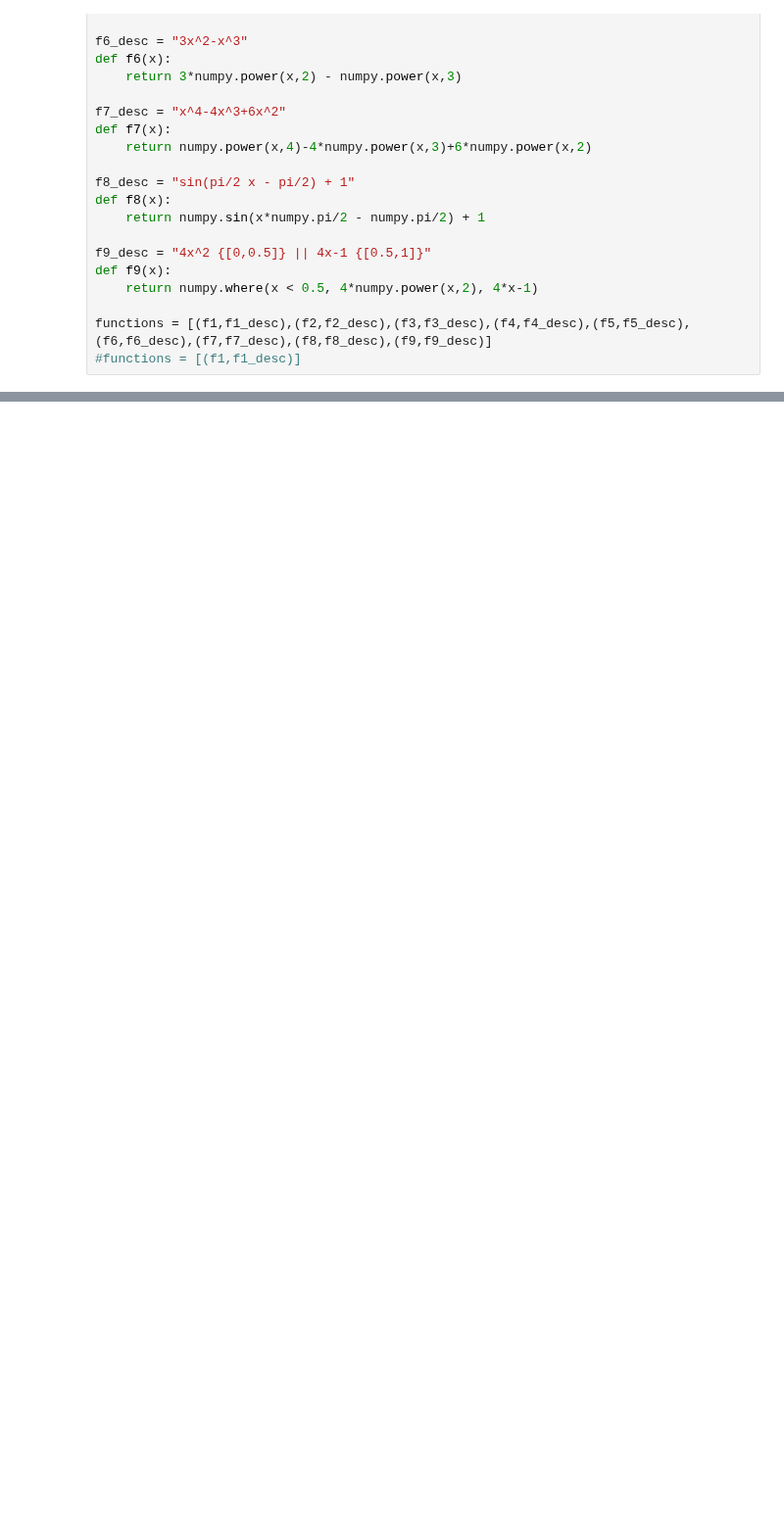
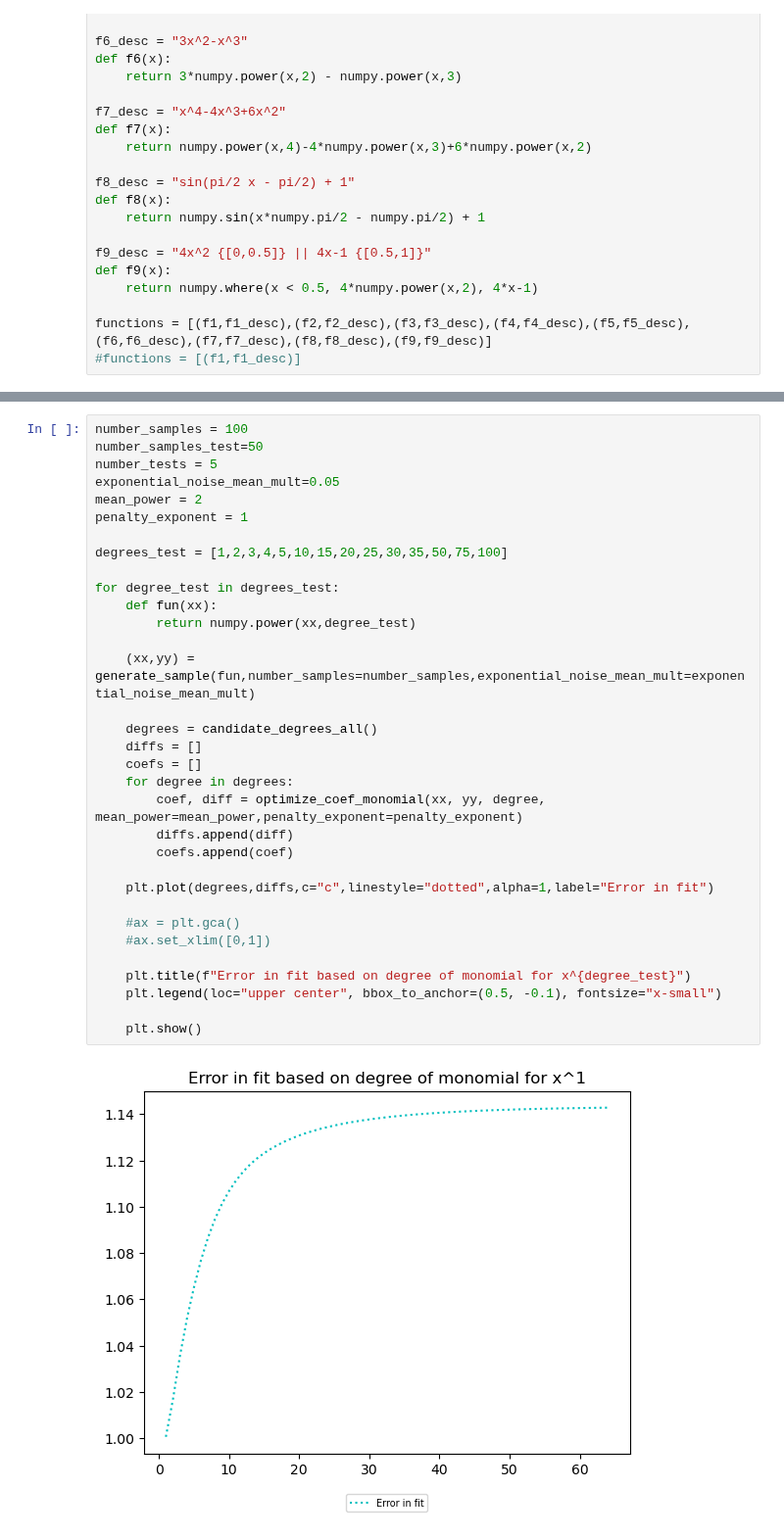
Before and after one commit to Undeceiver/AbsolutelyMonotonicFitting, a Jupyter notebook: absolutely_monotonic_fit.ipynb, the cells around one changed output, grey strips where cells are left out. Shown at 98% size. Drawn from its saved outputs; the diff is of its cells as text; blank space fills up the shorter version.

```diff
--- a/absolutely_monotonic_fit.ipynb
+++ b/absolutely_monotonic_fit.ipynb
@@ -467 +467,36 @@ for (fit_function, function_desc) in functions:
 ... (6 outputs left out)
+# %%
+number_samples = 100
+number_samples_test=50
+number_tests = 5
+exponential_noise_mean_mult=0.05
+mean_power = 2
+penalty_exponent = 1
+
+degrees_test = [1,2,3,4,5,10,15,20,25,30,35,50,75,100]
+
+for degree_test in degrees_test:
+    def fun(xx):
+        return numpy.power(xx,degree_test)
+
+    (xx,yy) = generate_sample(fun,number_samples=number_samples,exponential_noise_mean_mult=exponential_noise_mean_mult)
+
+    degrees = candidate_degrees_all()
+    diffs = []
+    coefs = []
+    for degree in degrees:
+        coef, diff = optimize_coef_monomial(xx, yy, degree, mean_power=mean_power,penalty_exponent=penalty_exponent)
+        diffs.append(diff)
+        coefs.append(coef)
+
+    plt.plot(degrees,diffs,c="c",linestyle="dotted",alpha=1,label="Error in fit")
+
+    #ax = plt.gca()
+    #ax.set_xlim([0,1])
+
+    plt.title(f"Error in fit based on degree of monomial for x^{degree_test}")
+    plt.legend(loc="upper center", bbox_to_anchor=(0.5, -0.1), fontsize="x-small")
+
+    plt.show()
+# %% [output]
+[figure, added]
```
Also changed, not shown: parts of 3 cells of this notebook.
